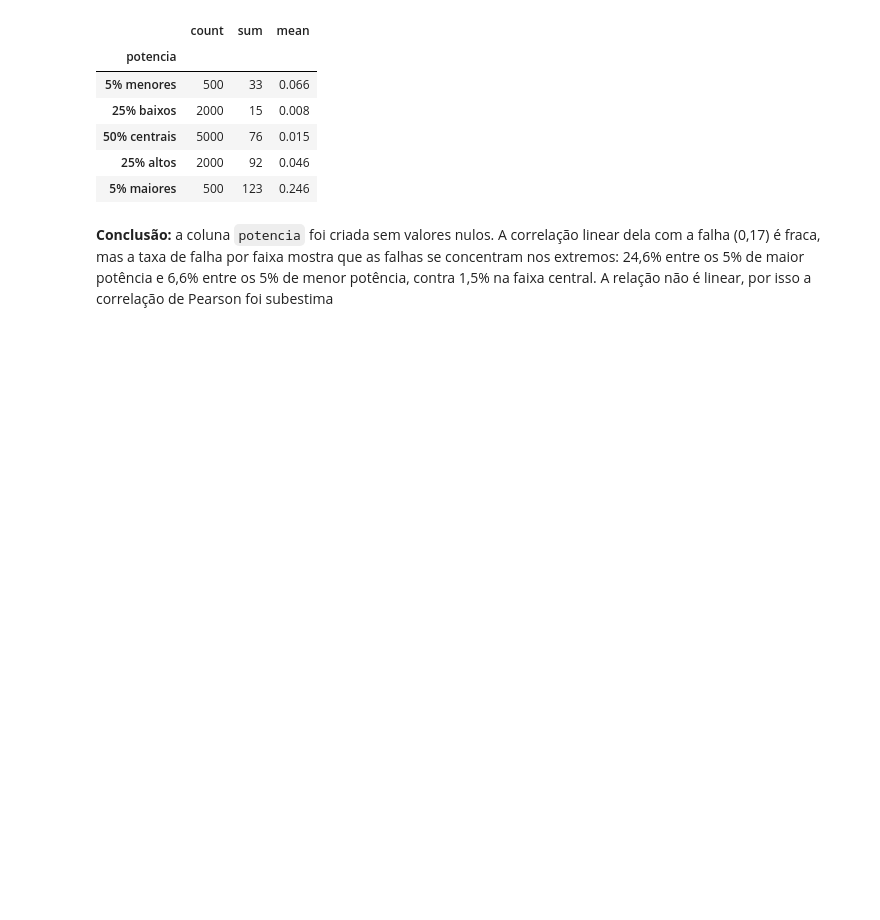
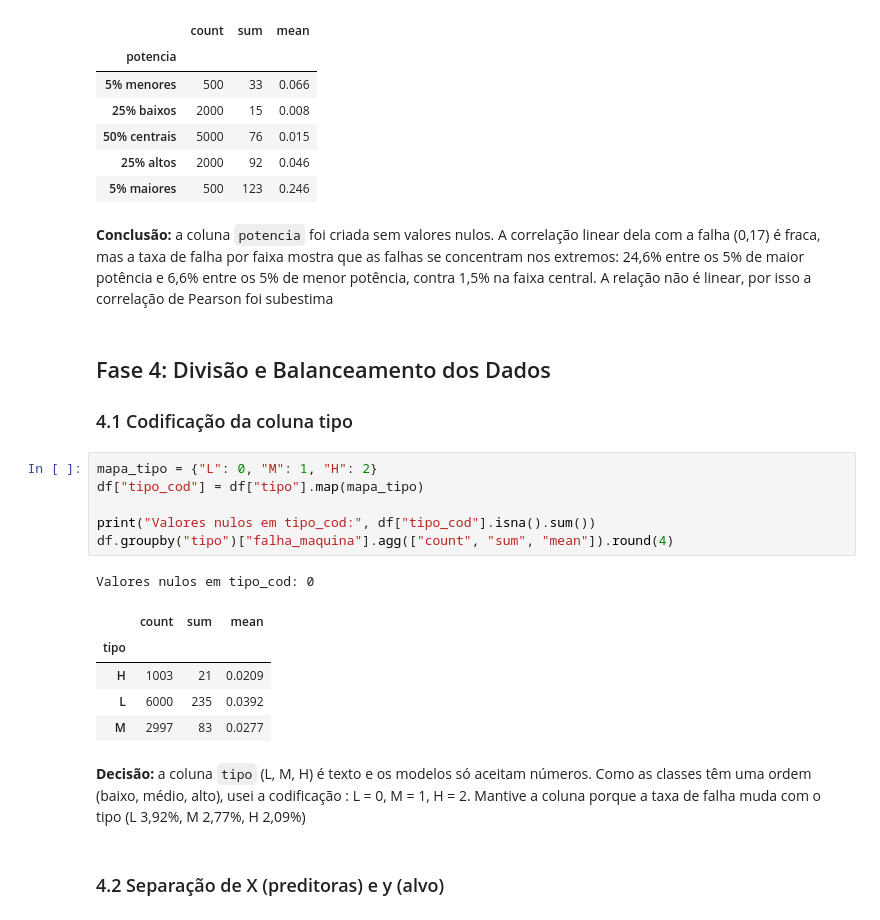
Before and after one commit to arthursphilippi-coder/manutencao-preditiva-ml, a Jupyter notebook: projeto_manutencao_preditiva.ipynb, the cells around one changed output. Drawn from its saved outputs; the diff is of its cells as text; blank space fills up the shorter version.

Commit message:
implementa codificacao do tipo e separacao de X e y

```diff
--- a/projeto_manutencao_preditiva.ipynb
+++ b/projeto_manutencao_preditiva.ipynb
@@ -341,3 +341,24 @@ df.groupby(faixas, observed=True)["falha_maquina"].agg(["count", "sum", "mean"])
 | 5% maiores | 500 | 123 | 0.246 |
 # %% [markdown]
 **Conclusão:** a coluna `potencia` foi criada sem valores nulos. A correlação linear dela com a falha (0,17) é fraca, mas a taxa de falha por faixa mostra que as falhas se concentram nos extremos: 24,6% entre os 5% de maior potência e 6,6% entre os 5% de menor potência, contra 1,5% na faixa central. A relação não é linear, por isso a correlação de Pearson foi subestima
+# %% [markdown]
+## Fase 4: Divisão e Balanceamento dos Dados
+
+### 4.1 Codificação da coluna tipo
+# %%
+mapa_tipo = {"L": 0, "M": 1, "H": 2}
+df["tipo_cod"] = df["tipo"].map(mapa_tipo)
+
+print("Valores nulos em tipo_cod:", df["tipo_cod"].isna().sum())
+df.groupby("tipo")["falha_maquina"].agg(["count", "sum", "mean"]).round(4)
+# %% [output]
+Valores nulos em tipo_cod: 0
+|  | count | sum | mean |
+| tipo |  |  |  |
+| H | 1003 | 21 | 0.0209 |
+| L | 6000 | 235 | 0.0392 |
+| M | 2997 | 83 | 0.0277 |
+# %% [markdown]
+**Decisão:** a coluna `tipo` (L, M, H) é texto e os modelos só aceitam números. Como as classes têm uma ordem (baixo, médio, alto), usei a codificação : L = 0, M = 1, H = 2. Mantive a coluna porque a taxa de falha muda com o tipo (L 3,92%, M 2,77%, H 2,09%)
+# %% [markdown]
+### 4.2 Separação de X (preditoras) e y (alvo)
```
Also changed, not shown: parts of 2 cells of this notebook.
